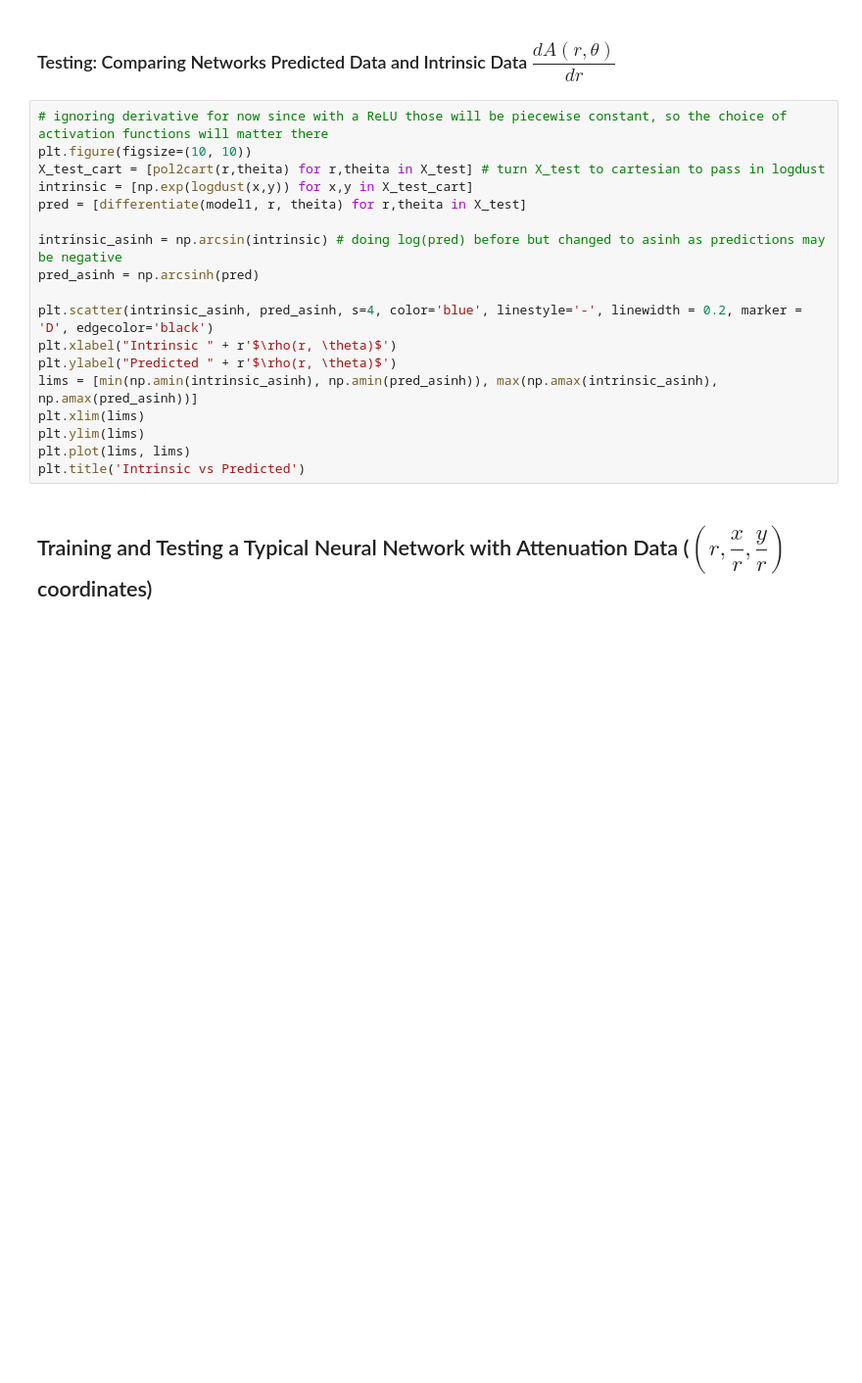
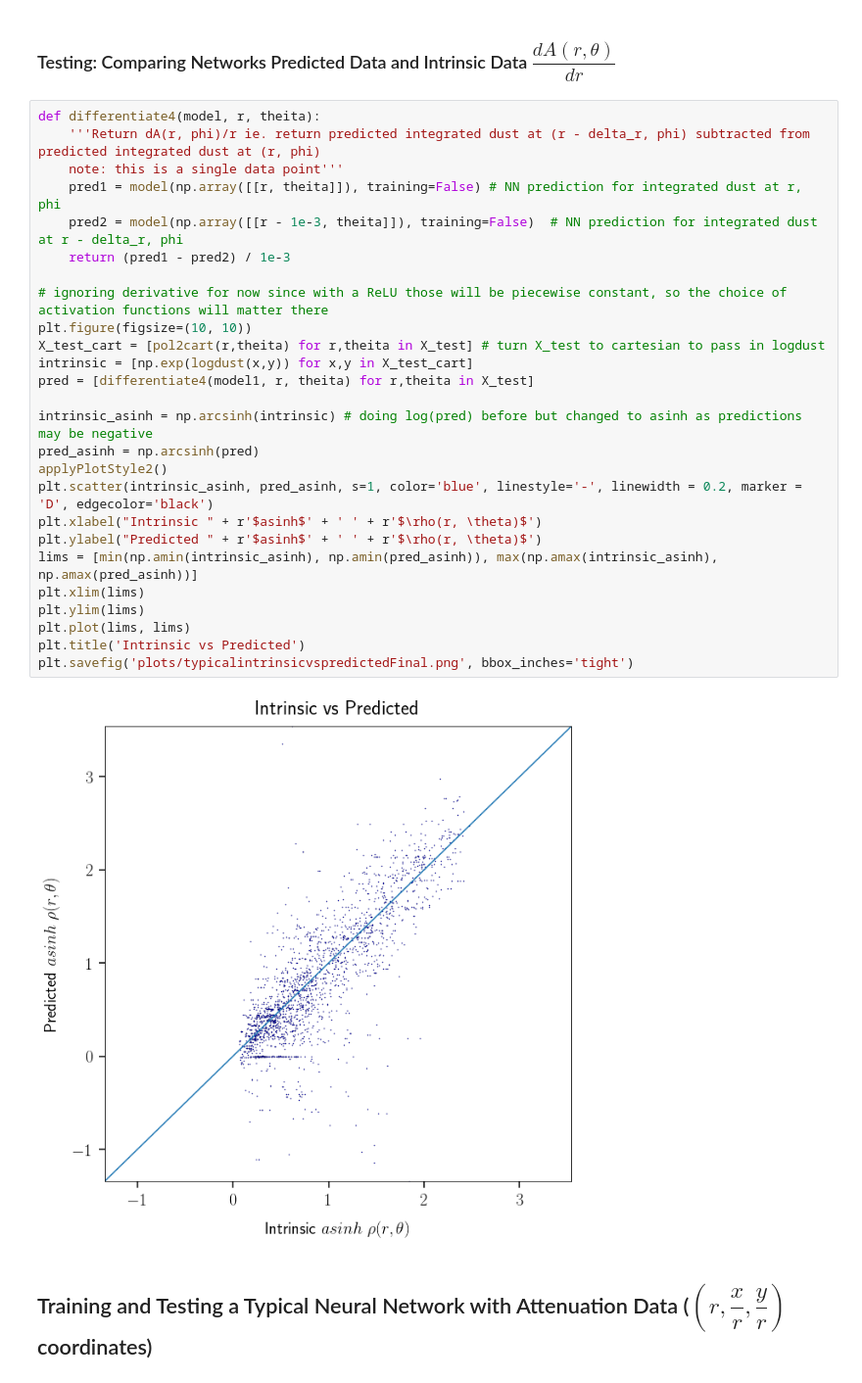
Before and after one commit to avaove/dust-map, a Jupyter notebook: dust_fit.ipynb, the cells around one changed output. Shown at 98% size. Drawn from its saved outputs; the diff is of its cells as text; blank space fills up the shorter version.

```diff
--- a/dust_fit.ipynb
+++ b/dust_fit.ipynb
@@ -388,23 +399,33 @@ plt.savefig('plots/3panelall.png', bbox_inches='tight')
 # %% [markdown]
 ### Testing: Comparing Networks Predicted Data and Intrinsic Data $\dfrac{d A(r, \theta)}{dr}$
 # %%
+def differentiate4(model, r, theita):
+    '''Return dA(r, phi)/r ie. return predicted integrated dust at (r - delta_r, phi) subtracted from predicted integrated dust at (r, phi)
+    note: this is a single data point'''
+    pred1 = model(np.array([[r, theita]]), training=False) # NN prediction for integrated dust at r, phi
+    pred2 = model(np.array([[r - 1e-3, theita]]), training=False)  # NN prediction for integrated dust at r - delta_r, phi
+    return (pred1 - pred2) / 1e-3
+
 # ignoring derivative for now since with a ReLU those will be piecewise constant, so the choice of activation functions will matter there
 plt.figure(figsize=(10, 10))
 X_test_cart = [pol2cart(r,theita) for r,theita in X_test] # turn X_test to cartesian to pass in logdust
 intrinsic = [np.exp(logdust(x,y)) for x,y in X_test_cart]
-pred = [differentiate(model1, r, theita) for r,theita in X_test]
+pred = [differentiate4(model1, r, theita) for r,theita in X_test]
 
-intrinsic_asinh = np.arcsin(intrinsic) # doing log(pred) before but changed to asinh as predictions may be negative
+intrinsic_asinh = np.arcsinh(intrinsic) # doing log(pred) before but changed to asinh as predictions may be negative
 pred_asinh = np.arcsinh(pred)
-
-plt.scatter(intrinsic_asinh, pred_asinh, s=4, color='blue', linestyle='-', linewidth = 0.2, marker = 'D', edgecolor='black')
-plt.xlabel("Intrinsic " + r'$\rho(r, \theta)$')
-plt.ylabel("Predicted " + r'$\rho(r, \theta)$')
+applyPlotStyle2()
+plt.scatter(intrinsic_asinh, pred_asinh, s=1, color='blue', linestyle='-', linewidth = 0.2, marker = 'D', edgecolor='black')
+plt.xlabel("Intrinsic " + r'$asinh$' + ' ' + r'$\rho(r, \theta)$')
+plt.ylabel("Predicted " + r'$asinh$' + ' ' + r'$\rho(r, \theta)$')
 lims = [min(np.amin(intrinsic_asinh), np.amin(pred_asinh)), max(np.amax(intrinsic_asinh), np.amax(pred_asinh))]
 plt.xlim(lims)
 plt.ylim(lims)
 plt.plot(lims, lims)
 plt.title('Intrinsic vs Predicted')
+plt.savefig('plots/typicalintrinsicvspredictedFinal.png', bbox_inches='tight')
+# %% [output]
+[figure, added]
 # %% [markdown]
 ## Training and Testing a Typical Neural Network with Attenuation Data ($(r, \dfrac{x}{r}, \dfrac{y}{r})$ coordinates)
 # %% [markdown]
```
Also changed, not shown: parts of 12 cells of this notebook, 10 other files.
